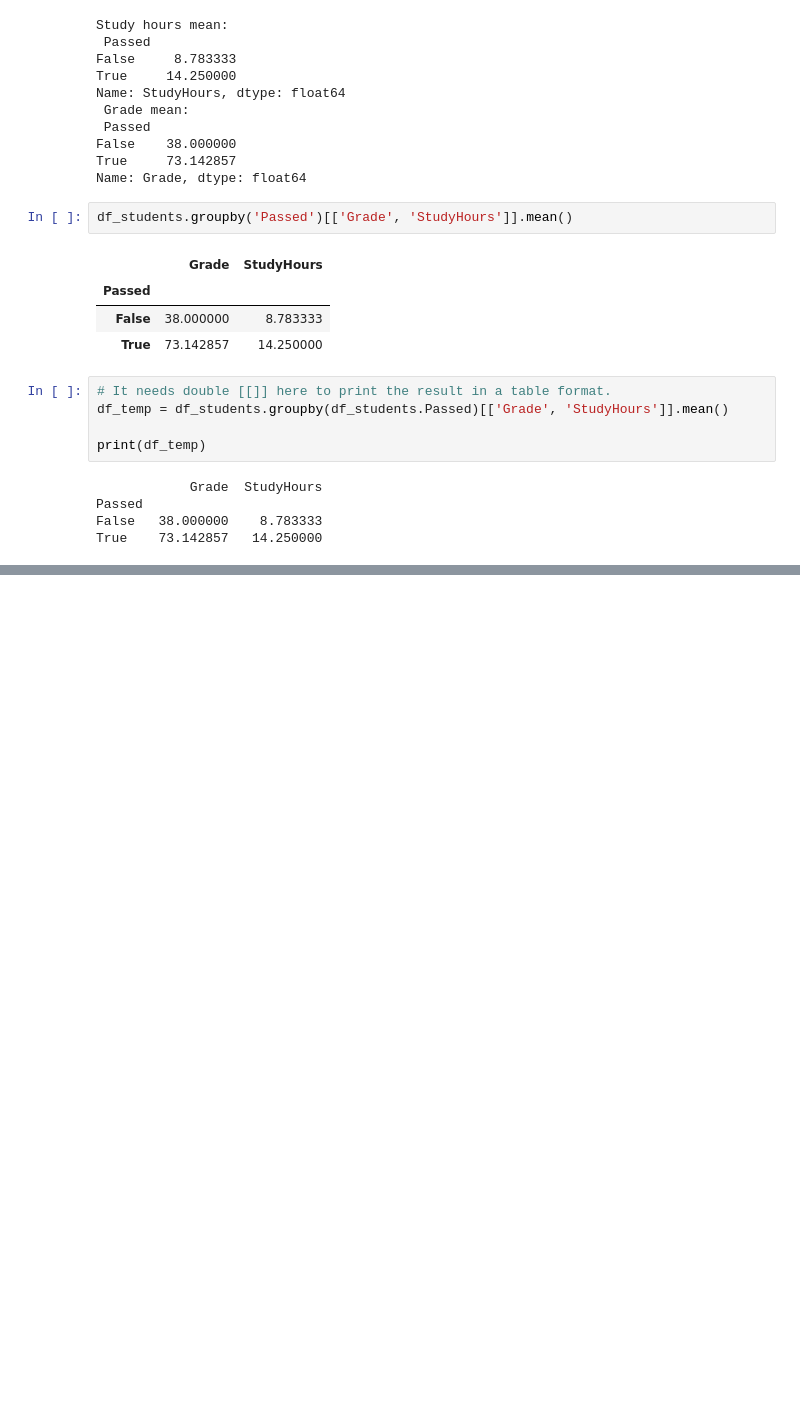
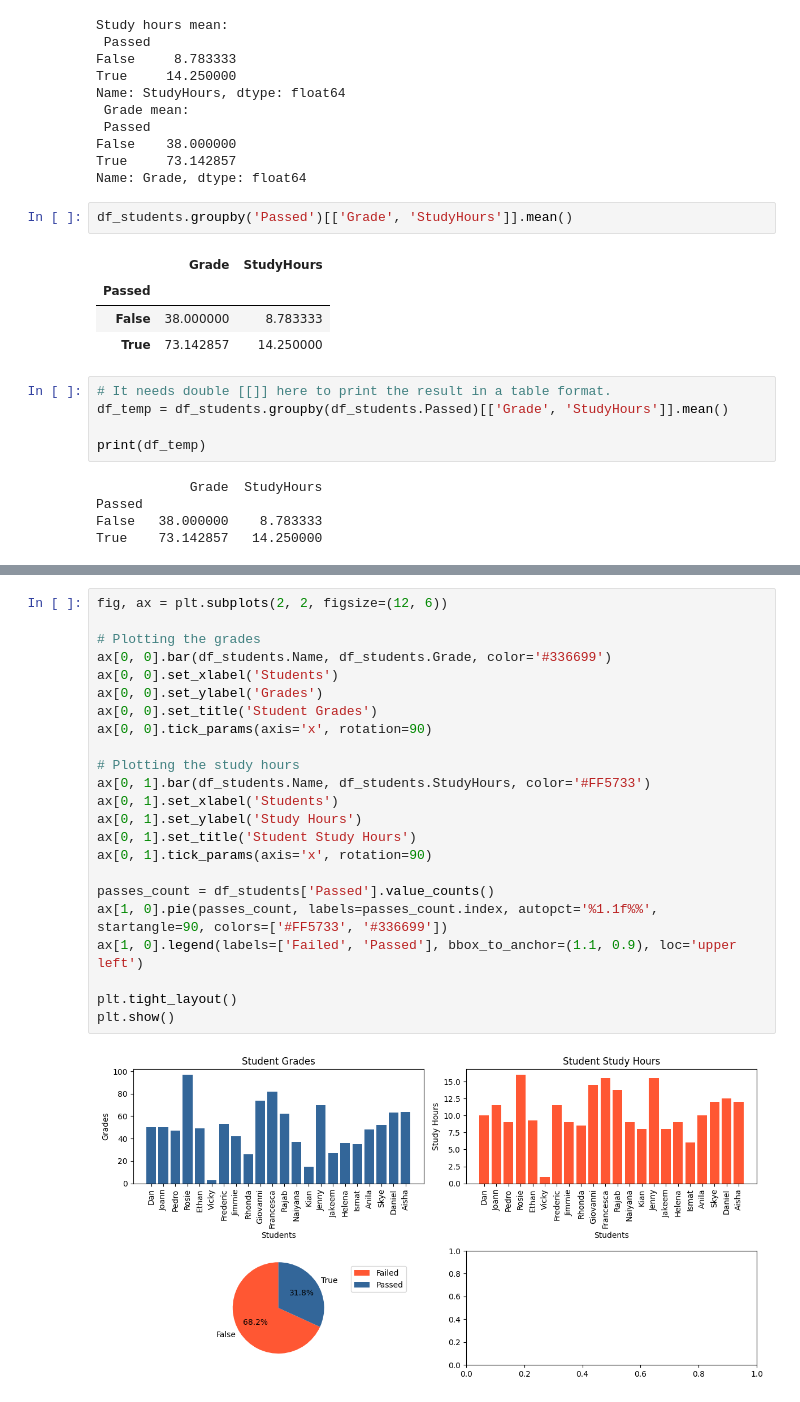
Before and after one commit to harborwang/mslearn-introduction-to-machine-learning, a Jupyter notebook: grades.ipynb, the cells around one changed output, grey strips where cells are left out. Saved outputs shown, nothing was run; the diff lists cells and outputs as text; blank space fills up the shorter version.

```diff
--- a/grades.ipynb
+++ b/grades.ipynb
@@ -129,0 +134,25 @@ plt.show()
+# %%
+fig, ax = plt.subplots(2, 2, figsize=(12, 6))
+
+# Plotting the grades
+ax[0, 0].bar(df_students.Name, df_students.Grade, color='#336699')
+ax[0, 0].set_xlabel('Students')
+ax[0, 0].set_ylabel('Grades')
+ax[0, 0].set_title('Student Grades')
+ax[0, 0].tick_params(axis='x', rotation=90)
+
+# Plotting the study hours
+ax[0, 1].bar(df_students.Name, df_students.StudyHours, color='#FF5733')
+ax[0, 1].set_xlabel('Students')
+ax[0, 1].set_ylabel('Study Hours')
+ax[0, 1].set_title('Student Study Hours')
+ax[0, 1].tick_params(axis='x', rotation=90)
+
+passes_count = df_students['Passed'].value_counts()
+ax[1, 0].pie(passes_count, labels=passes_count.index, autopct='%1.1f%%', startangle=90, colors=['#FF5733', '#336699'])
+ax[1, 0].legend(labels=['Failed', 'Passed'], bbox_to_anchor=(1.1, 0.9), loc='upper left')
+
+plt.tight_layout()
+plt.show()
+# %% [output]
+[figure, added]
```
Also changed, not shown: parts of 8 cells of this notebook.
